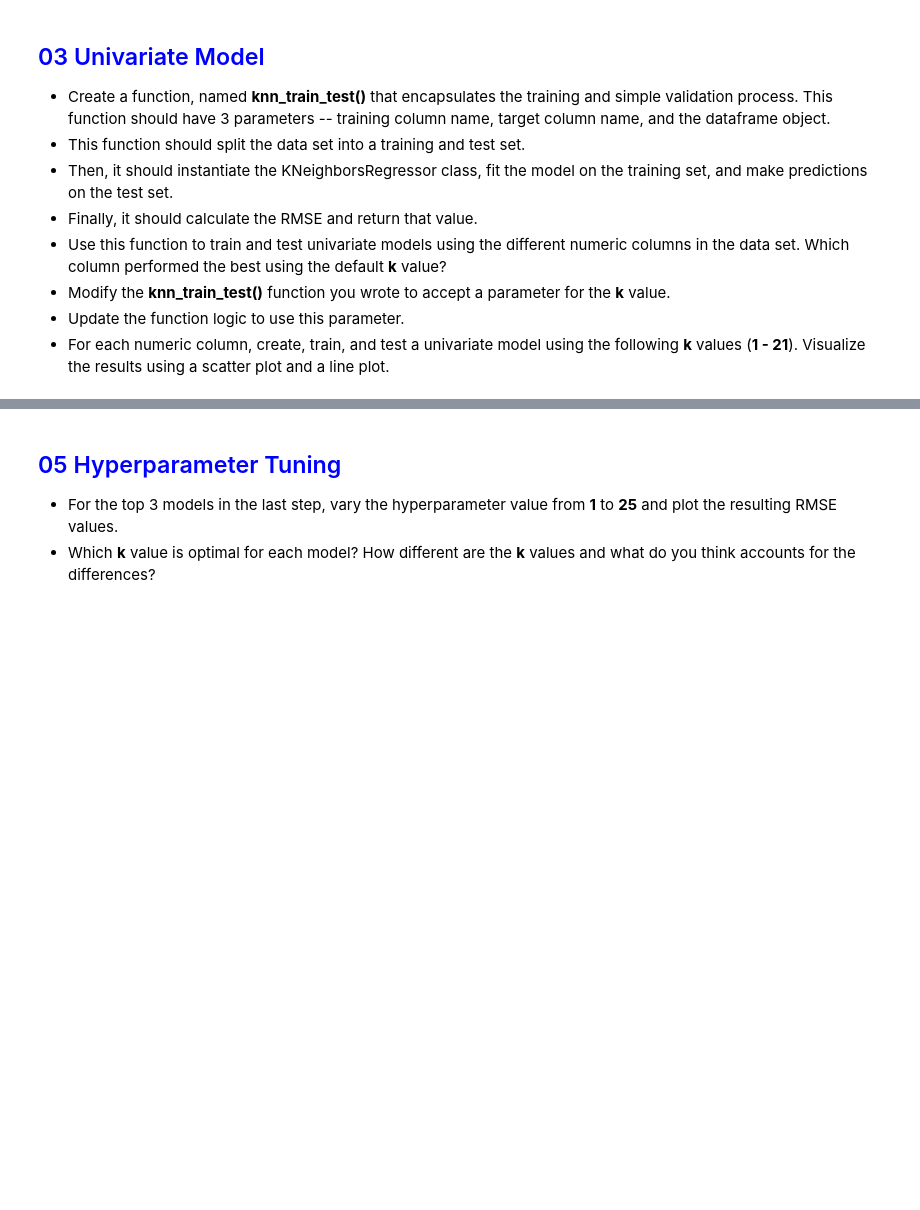
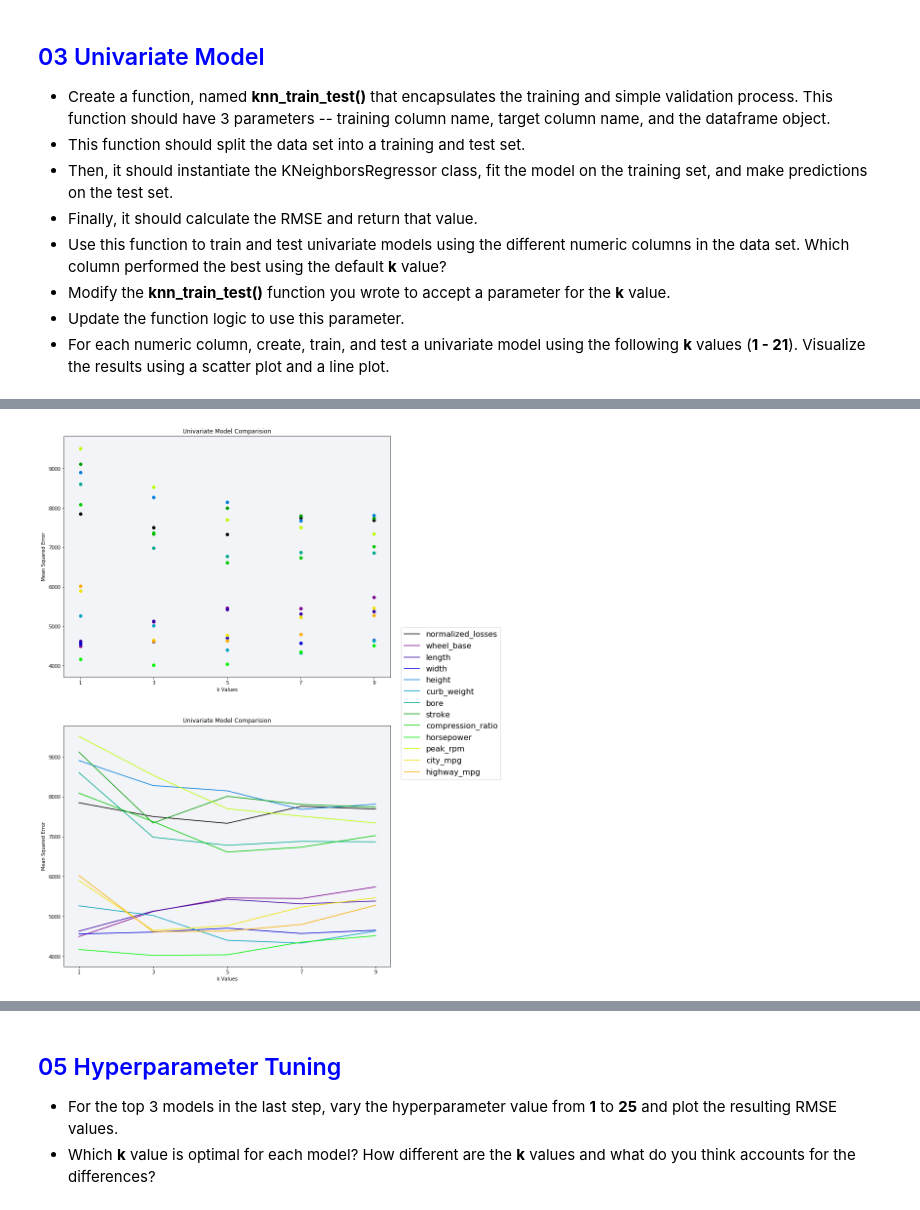
Before and after one commit to kitestring/DataQuest, a Jupyter notebook: 06_MachineLearning/01_ML_Fundamentals/06_GuidedProject_PredictingCarPrices/PredictingCarPrices.ipynb, the cells around one changed output, grey strips where cells are left out. Saved outputs shown, nothing was run; the diff lists cells and outputs as text; code cells hidden in the pictures; blank space fills up the shorter version.

Commit message:
Guided Project: Predicting Car Prices, Done

```diff
--- a/06_MachineLearning/01_ML_Fundamentals/06_GuidedProject_PredictingCarPrices/PredictingCarPrices.ipynb
+++ b/06_MachineLearning/01_ML_Fundamentals/06_GuidedProject_PredictingCarPrices/PredictingCarPrices.ipynb
@@ -200,14 +211,12 @@ dtypes: float64(14)
 memory usage: 23.6 KB
 # %%
 # Create training feature list and k value list
-test_features = numeric_cars.columns.tolist()
+training_features = numeric_cars.columns.tolist()
 predictive_feature = 'price'
-test_features.remove(predictive_feature)
-# k_values = [x for x in range(22) if x/2 != round(x/2)]
-k_values = [x for x in range(1,22)]
+training_features.remove(predictive_feature)
 
 # Normalize columns
-numeric_cars_normalized = numeric_cars[test_features].copy()
+numeric_cars_normalized = numeric_cars[training_features].copy()
 numeric_cars_normalized = (numeric_cars_normalized - numeric_cars_normalized.min()) / (numeric_cars_normalized.max() - numeric_cars_normalized.min())
 numeric_cars_normalized[predictive_feature] = numeric_cars[predictive_feature].copy()
 
@@ -331,13 +270,11 @@ def knn_train_test_Mulitvariate_Model(df, train_columns, predict_column, k_value
-# %%
-# instantiate mse dict
-rmse_dict = {}
-
-for feature in test_features:
-    # instantiate mse list
-    rmse = []
-
-    for k_value in k_values:
-        rmse.append(knn_train_test_Univariate(df=numeric_cars_normalized, train_columns=feature,
-                    predict_column=predictive_feature, k_value=k_value))
-
-    rmse_dict[feature] = rmse
+# %%
+# For each of the training feature (cols) train a model and
+# add resulting RMSE to a pd.Series to easily display the results
+rmse_knn_default_k = {}
+for col in training_features:
+    rmse = knn_train_test_default_k(df=numeric_cars_normalized, train_columns=col, predict_column=predictive_feature)
+    rmse_knn_default_k[col] = rmse
+
+rmse_knn_default_k_df = pd.Series(rmse_knn_default_k)
+rmse_knn_default_k_df.sort_values(inplace=True)
+rmse_knn_default_k_df
@@ -371,0 +373,7 @@ plt.show()
+# %%
+ks = [k for k in range(1,10) if k/2 != int(k/2)]
+
+rmse_univariate_k_eval = univariate_knn_train_test_eval_k(df=numeric_cars_normalized,
+            train_columns=training_features, predict_column=predictive_feature, k_values=ks)
+rmse_univariate_k_eval_df = pd.DataFrame(rmse_univariate_k_eval)
+rmse_univariate_k_eval_df
@@ -372,3 +387,8 @@ plt.show()
+# %%
+plot_RMSE_k_value_eval(training_features=training_features, k_values=[1,3,5,7,9],
+            rmse_dict=rmse_univariate_k_eval, title='Univariate Model Comparision')
+# %% [output]
+[figure, added]
 # %% [markdown]
 ## <font color=blue>04 Mulitvariate Model</font>
 *  Modify the __knn_train_test()__ function to accept a list of column names (instead of just a string). Modify the rest of the function logic to use this parameter:
```
Also changed, not shown: parts of 42 cells of this notebook, 9 other files.
